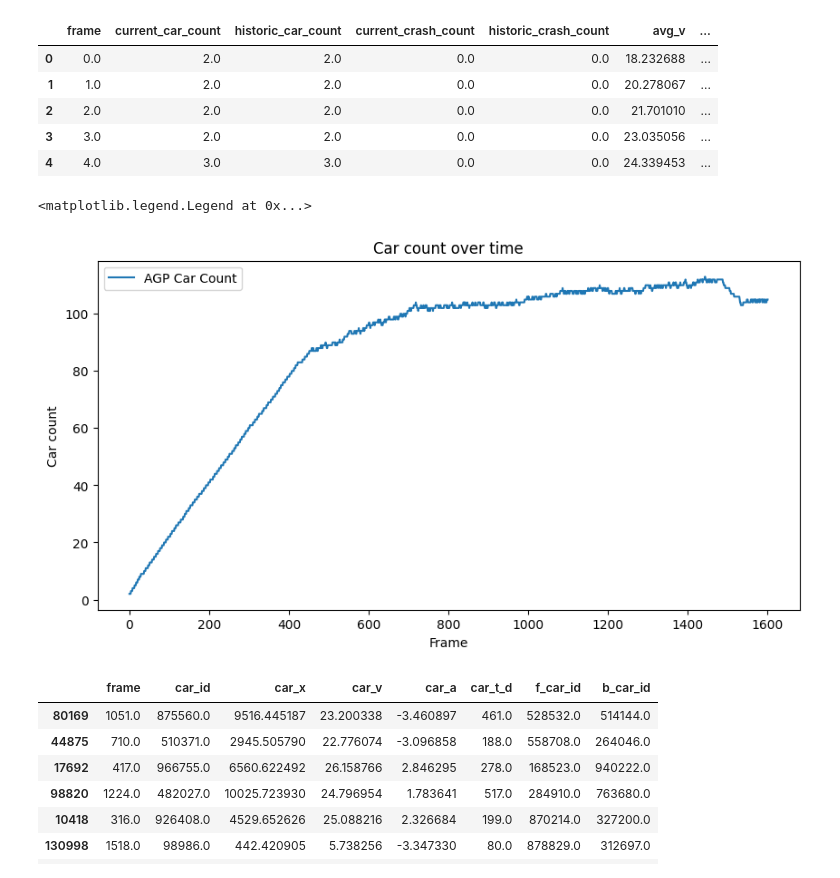
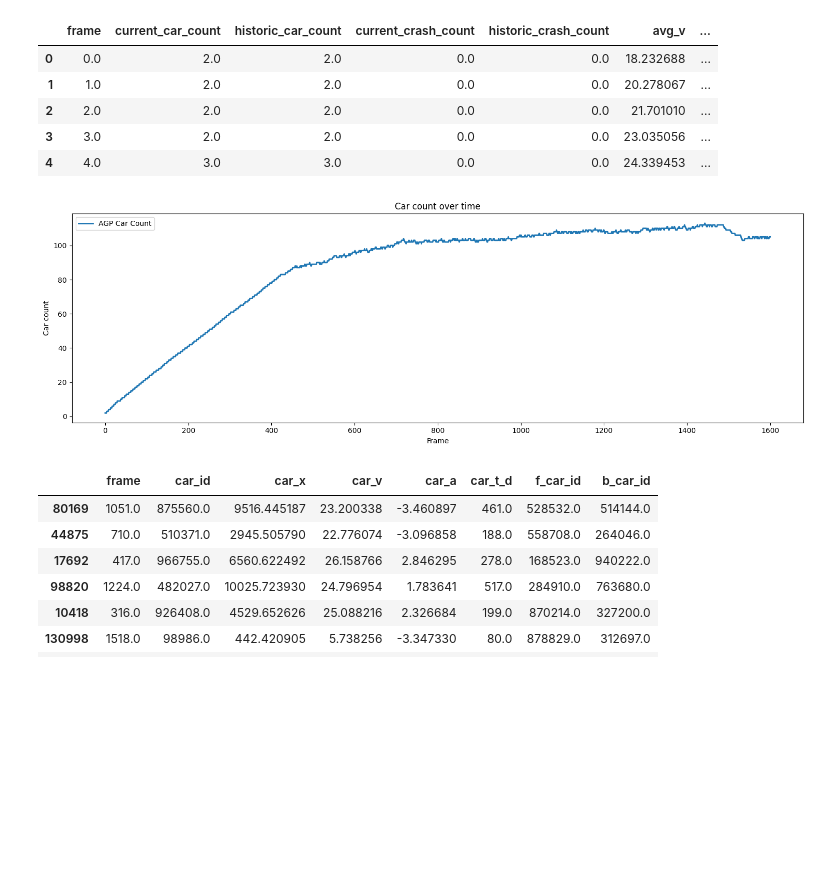
Before and after one commit to IgnacioPardo/simulacion_Gral_Paz, a Jupyter notebook: src/observations.ipynb, the cells around one changed output. Saved outputs shown, nothing was run; the diff lists cells and outputs as text; code cells hidden in the pictures; blank space fills up the shorter version.

```diff
--- a/src/observations.ipynb
+++ b/src/observations.ipynb
@@ -23,18 +23,25 @@ agp_df.head()
 | 3 | 3.0 | 2.0 | 2.0 | 0.0 | 0.0 | 23.035056 | ... |
 | 4 | 4.0 | 3.0 | 3.0 | 0.0 | 0.0 | 24.339453 | ... |
 # %%
-fig, ax = plt.subplots(figsize=(10, 5))
+fig, ax = plt.subplots(figsize=(15, 5))
 
-agp_df.groupby('frame')['current_car_count'].mean().plot(ax=ax, label='AGP Car Count')
+agp_df.groupby('frame')['current_car_count'].mean().plot(ax=ax, label='AGP Car Count', linewidth=2)
 
 ax.set_xlabel('Frame')
 ax.set_ylabel('Car count')
 ax.set_title('Car count over time')
 
 plt.legend()
+
+fig.tight_layout()
+
+# Transparent background
+
+fig.patch.set_alpha(0)
+
+plt.savefig(f"plots/car_count.png", transparent=True)
 # %% [output]
-<matplotlib.legend.Legend at 0x...>
-[figure, old version]
+[figure, new version]
 # %%
 cars_df.sample(10)
 # %% [output]
```
Also changed, not shown: 4 other files.
